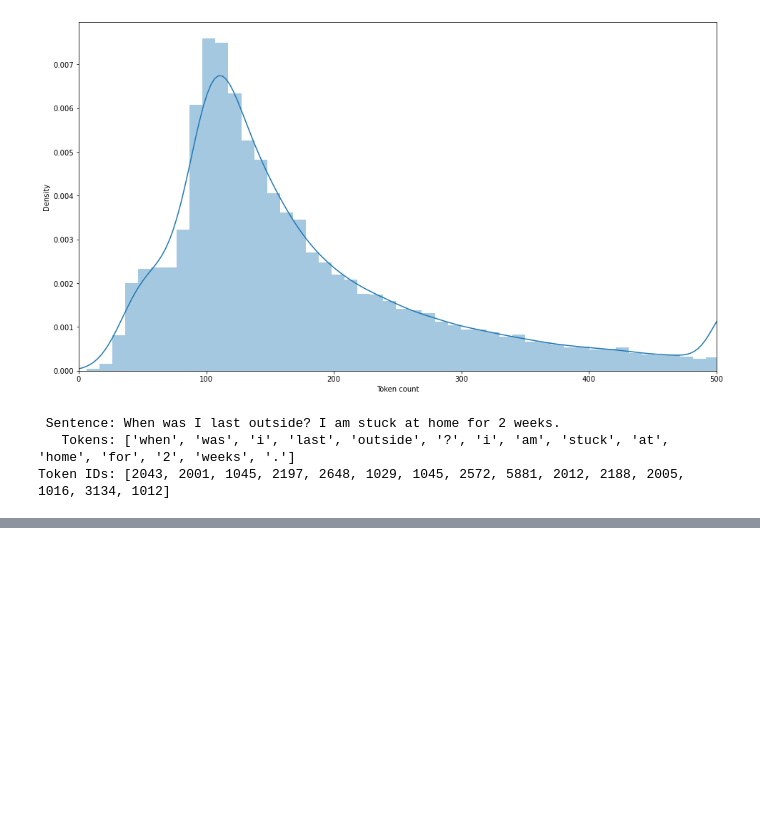
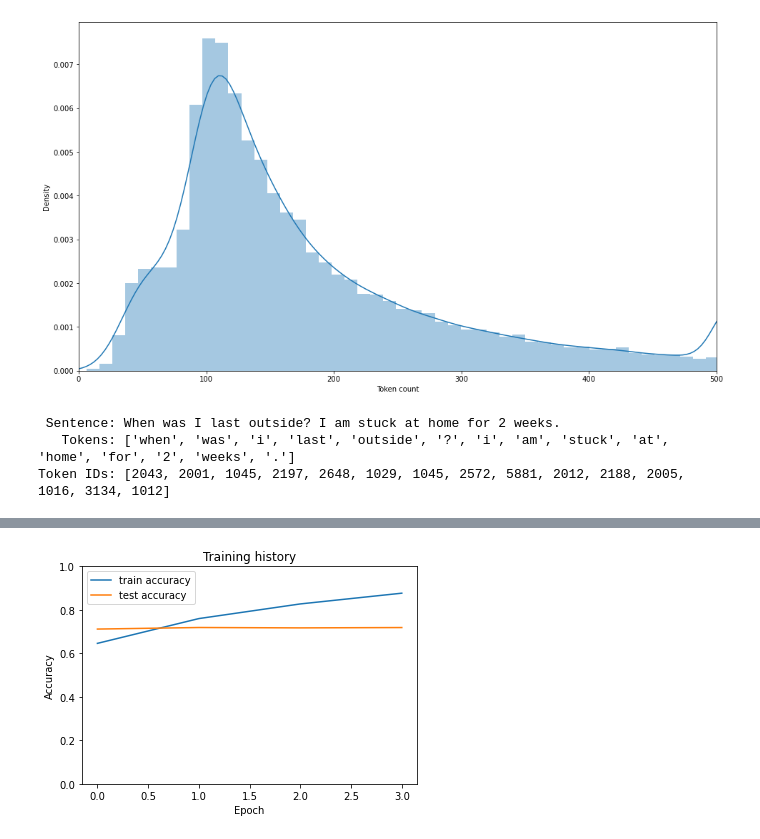
Before and after one commit to Lukas113/IMDB_sentiment_analysis, a Jupyter notebook: sentiment_analysis_using_bert.ipynb, the cells around one changed output, grey strips where cells are left out. Drawn from its saved outputs; the diff is of its cells as text; code cells hidden in the pictures; blank space fills up the shorter version.

Commit message:
feat: Added first BERT model
I have the model on disk. It is too large to push. If somebody wants it: Ping me

```diff
--- a/sentiment_analysis_using_bert.ipynb
+++ b/sentiment_analysis_using_bert.ipynb
@@ -24,10 +24,11 @@ import seaborn as sns
 
 # helper functions
 import utils
+import bert_classes
 
 # global variables
 RANDOM = 42
-MAX_LEN = 150
+MAX_LEN = 64
 BATCH_SIZE = 16
 EPOCHS = 4
 PRE_TRAINED_MODEL_NAME = 'bert-base-uncased'
@@ -259,0 +239,22 @@ test_data_loader = create_loader(df_test, BERT['tokenizer'], MAX_LEN, BATCH_SIZE
+# %%
+
+def create_loader(df, tokenizer, max_len, batch_size):
+    """
+
+    :param df:
+    :param tokenizer:
+    :param max_len:
+    :param batch_size:
+    :return:
+    """
+    ds = bert_classes.IMDBDataset(
+        reviews=df.review.to_numpy(),
+        sentiments=df.sentiment.to_numpy(),
+        tokenizer=tokenizer,
+        max_len=max_len
+    )
+    return DataLoader(ds, batch_size=batch_size, num_workers=4)
+
+
+train_data_loader = create_loader(df_train, BERT['tokenizer'], MAX_LEN, BATCH_SIZE)
+test_data_loader = create_loader(df_test, BERT['tokenizer'], MAX_LEN, BATCH_SIZE)
@@ -273,7 +283,7 @@ class IMDBClassifier(nn.Module):
         :param model:
         """
         super(IMDBClassifier, self).__init__()
-        self.bert = model['model'].from_pretrained(PRE_TRAINED_MODEL_NAME)
+        self.bert = BertModel.from_pretrained(PRE_TRAINED_MODEL_NAME)
         self.drop = nn.Dropout(p=0.3)
         self.out = nn.Linear(self.bert.config.hidden_size, n_classes)
 
@@ -286,7 +296,8 @@ class IMDBClassifier(nn.Module):
         """
         _, pooled_output = self.bert(
             input_ids=input_ids,
-            attention_mask=attention_mask
+            attention_mask=attention_mask,
+            return_dict=False
         )
         output = self.drop(pooled_output)
         return self.out(output)
@@ -296,3 +307,4 @@ model = IMDBClassifier(len(df_prepped.sentiment.unique()), BERT)
 model = model.to(device)
 input_ids = data['input_ids'].to(device)
 attention_mask = data['attention_mask'].to(device)
+print(input_ids.shape)
@@ -433,12 +487,17 @@ for epoch in range(EPOCHS):
+# %%
+train_res = [i.cpu().data.numpy() for i in train_a]
+test_res = [i.cpu().data.numpy() for i in test_a]
 # %%
-plt.plot(train_a, label='train accuracy')
-plt.plot(test_a, label='test accuracy')
+plt.plot(train_res, label='train accuracy')
+plt.plot(test_res, label='test accuracy')
 
 plt.title('Training history')
 plt.ylabel('Accuracy')
 plt.xlabel('Epoch')
 plt.legend()
 plt.ylim([0, 1]);
+# %% [output]
+[figure, added]
 # %%
 test_acc, _ = eval_model(
     model,
```
Also changed, not shown: parts of 13 cells of this notebook, 3 other files.
